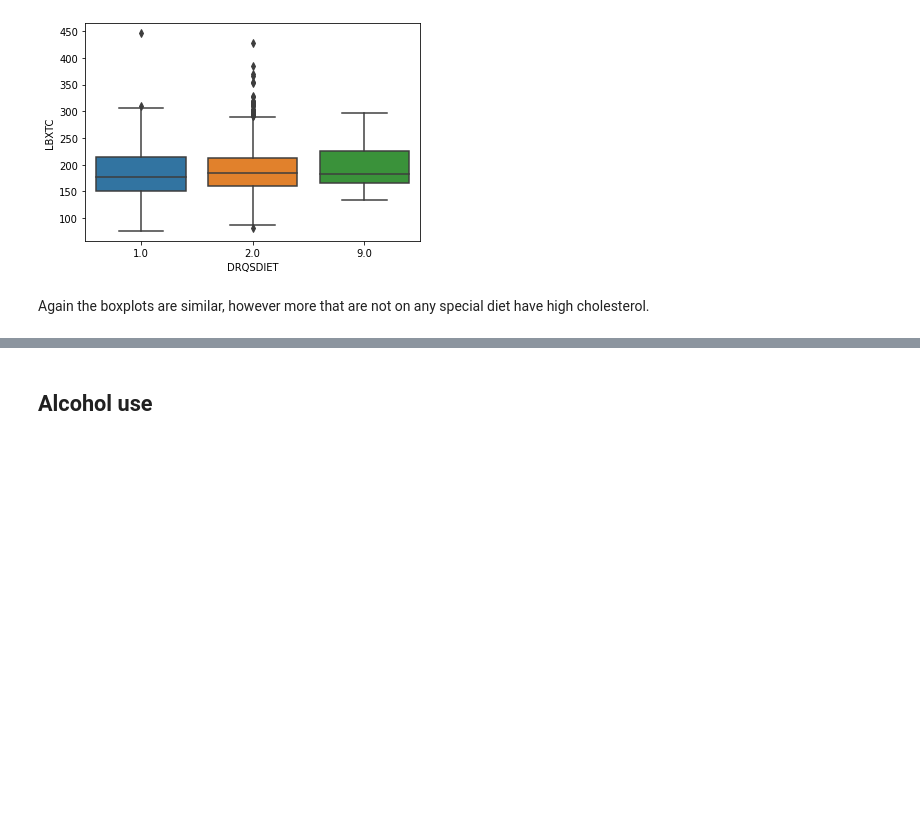
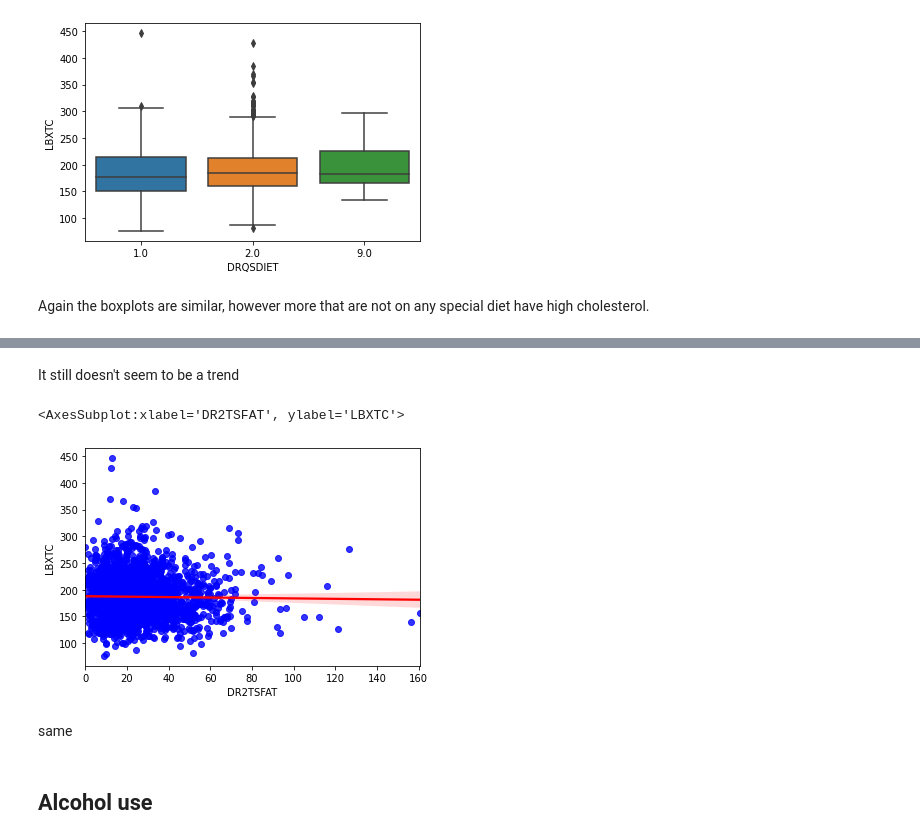
Before and after one commit to mathisme/ThinkfulDSFinalCapstone, a Jupyter notebook: notebooks/EDA.ipynb, the cells around one changed output, grey strips where cells are left out. Cells and saved outputs as stored; diff of their text form; code cells hidden in the pictures; blank space fills up the shorter version.

```diff
--- a/notebooks/EDA.ipynb
+++ b/notebooks/EDA.ipynb
@@ -355,0 +372,9 @@ Again the boxplots are similar, however more that are not on any special diet ha
+# %% [markdown]
+It still doesn't seem to be a trend
+# %%
+sns.regplot(x='DR2TSFAT',  y='LBXTC', data=diet, scatter_kws={"color": "blue"}, line_kws={"color": "red"})
+# %% [output]
+<AxesSubplot:xlabel='DR2TSFAT', ylabel='LBXTC'>
+[figure, added]
+# %% [markdown]
+same
```
Also changed, not shown: parts of 6 cells of this notebook.
